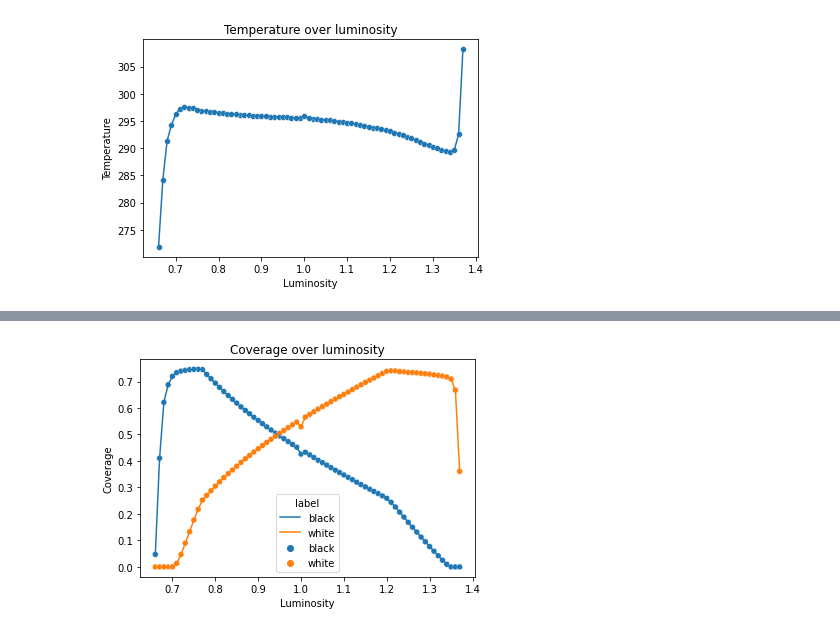
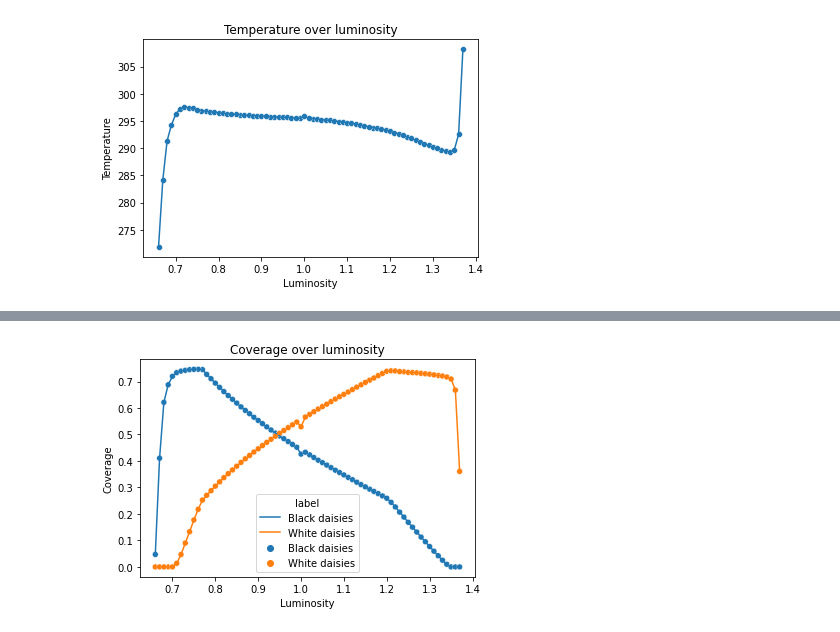
Before and after one commit to alessandrotofani/Daisyworld, a Jupyter notebook: Daisyworld.ipynb, the cells around one changed output, grey strips where cells are left out. Saved outputs shown, nothing was run; the diff lists cells and outputs as text; code cells hidden in the pictures.

```diff
--- a/Daisyworld.ipynb
+++ b/Daisyworld.ipynb
@@ -48,22 +50,28 @@ def arrange_values(x,y):
     std[el] = statistics.stdev(y_dict[el])
   return mean, std
 
-def get_plot(x, y, title, x_axes, y_axes, y1=None):
+def get_plot(x, y, title, x_axes, y_axes, x1=None, y1=None):
   mean, std = arrange_values(x,y)
   data = {}
   data['x'] = [el for el in mean]
   data['y'] = [mean[el] for el in mean]
   data['std'] = [std[el] for el in std]
   if y1 != None:
-    mean1, std1 = arrange_values(x,y1)
+    mean1, std1 = arrange_values(x1,y1)
     data1 = {}
-    data1['x'] = data['x']
+    data1['x'] = [el for el in mean1]
     data1['y'] = [mean1[el] for el in mean1]
     data1['std1'] = [std1[el] for el in std1]
     data_final = {}
-    data_final['x'] = data['x'] + data['x']
+    data_final['x'] = data['x'] + data1['x']
     data_final['y'] = data['y'] + data1['y']
-    data_final['label'] = ['black' for i in range(len(data['x']))] + ['white' for i in range(len(data['x']))]
+    if y_axes == 'Temperature':
+      label = 'With daisies'
+      label1 = 'Without daisies'
+    if y_axes == 'Coverage':
+      label = 'Black daisies'
+      label1 = 'White daisies'
+    data_final['label'] = [label for i in range(len(data['x']))] + [label1 for i in range(len(data1['x']))]
     set_plot(data_final, title, x_axes, y_axes, multiple=True)
   else:
     set_plot(data, title, x_axes, y_axes)
@@ -75,6 +87,6 @@ get_plot(luminosity, temp_total, 'Temperature over luminosity', 'Luminosity', 'T
 # %%
 black_coverage = [(el/1089) for el in black]
 white_coverage = [(el/1089) for el in white]
-get_plot(luminosity, black_coverage, 'Coverage over luminosity', 'Luminosity', 'Coverage', white_coverage)
+get_plot(luminosity, black_coverage, 'Coverage over luminosity', 'Luminosity', 'Coverage', x1 = luminosity, y1 = white_coverage)
 # %% [output]
-[figure, old version]
+[figure, new version]
```
Also changed, not shown: parts of 2 cells of this notebook.
